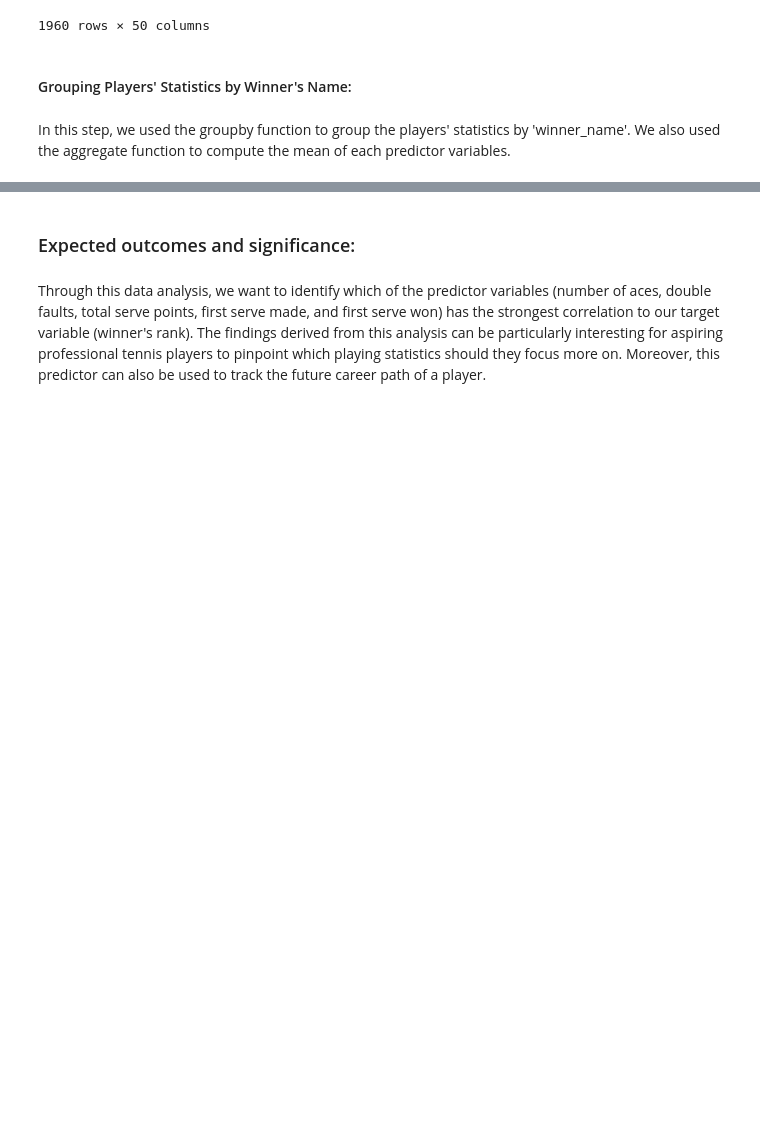
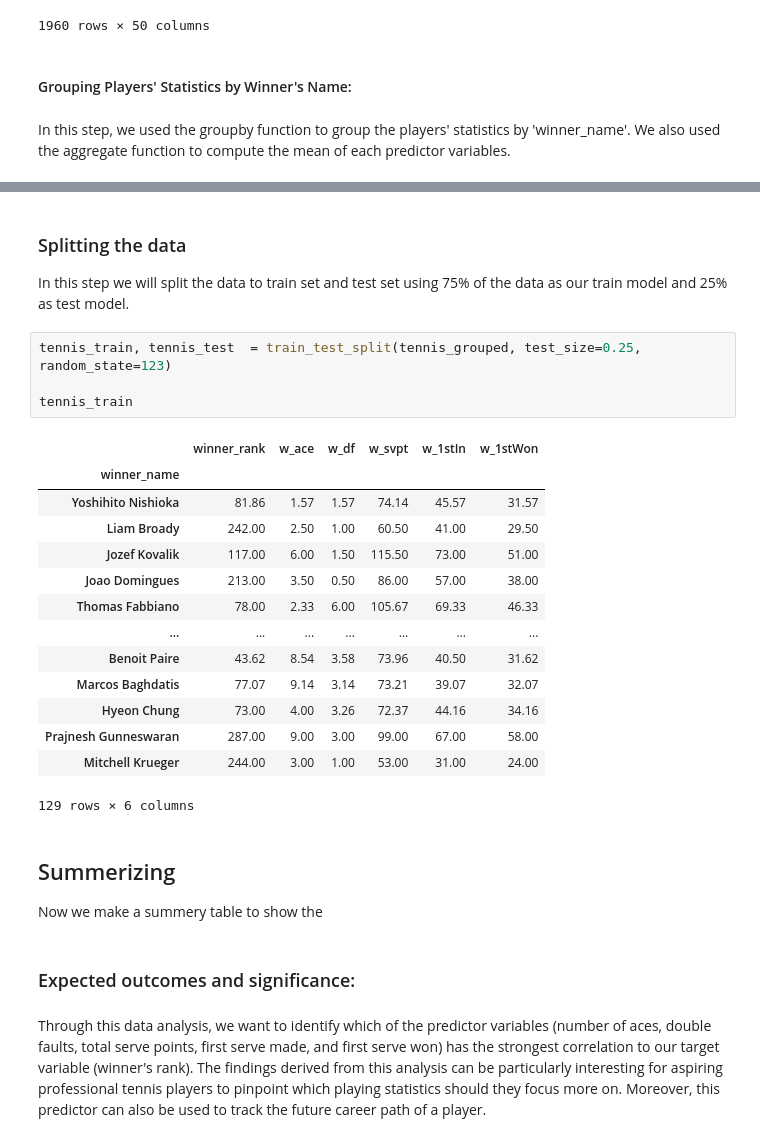
Before and after one commit to sungminl/dsci-100-2022w2-group-19, a Jupyter notebook: proposal.ipynb, the cells around one changed output, grey strips where cells are left out. Cells and saved outputs as stored; diff of their text form; blank space fills up the shorter version.

```diff
--- a/proposal.ipynb
+++ b/proposal.ipynb
@@ -85,3 +98,30 @@ tennis_data_2017_agg
+# %% [markdown]
+### Splitting the data
+
+In this step we will split the data to train set and test set using 75% of the data as our train model and 25% as test model.
+# %%
+tennis_train, tennis_test  = train_test_split(tennis_grouped, test_size=0.25, random_state=123)
+
+tennis_train
+# %% [output]
+|  | winner_rank | w_ace | w_df | w_svpt | w_1stIn | w_1stWon |
+| winner_name |  |  |  |  |  |  |
+| Yoshihito Nishioka | 81.86 | 1.57 | 1.57 | 74.14 | 45.57 | 31.57 |
+| Liam Broady | 242.00 | 2.50 | 1.00 | 60.50 | 41.00 | 29.50 |
+| Jozef Kovalik | 117.00 | 6.00 | 1.50 | 115.50 | 73.00 | 51.00 |
+| Joao Domingues | 213.00 | 3.50 | 0.50 | 86.00 | 57.00 | 38.00 |
+| Thomas Fabbiano | 78.00 | 2.33 | 6.00 | 105.67 | 69.33 | 46.33 |
+| ... | ... | ... | ... | ... | ... | ... |
+| Benoit Paire | 43.62 | 8.54 | 3.58 | 73.96 | 40.50 | 31.62 |
+| Marcos Baghdatis | 77.07 | 9.14 | 3.14 | 73.21 | 39.07 | 32.07 |
+| Hyeon Chung | 73.00 | 4.00 | 3.26 | 72.37 | 44.16 | 34.16 |
+| Prajnesh Gunneswaran | 287.00 | 9.00 | 3.00 | 99.00 | 67.00 | 58.00 |
+| Mitchell Krueger | 244.00 | 3.00 | 1.00 | 53.00 | 31.00 | 24.00 |
+129 rows × 6 columns
+# %% [markdown]
+## Summerizing
+
+Now we make a summery table to show the
 # %% [markdown]
 ### Expected outcomes and significance:
 # %% [markdown]
```
Also changed, not shown: parts of 5 cells of this notebook.
